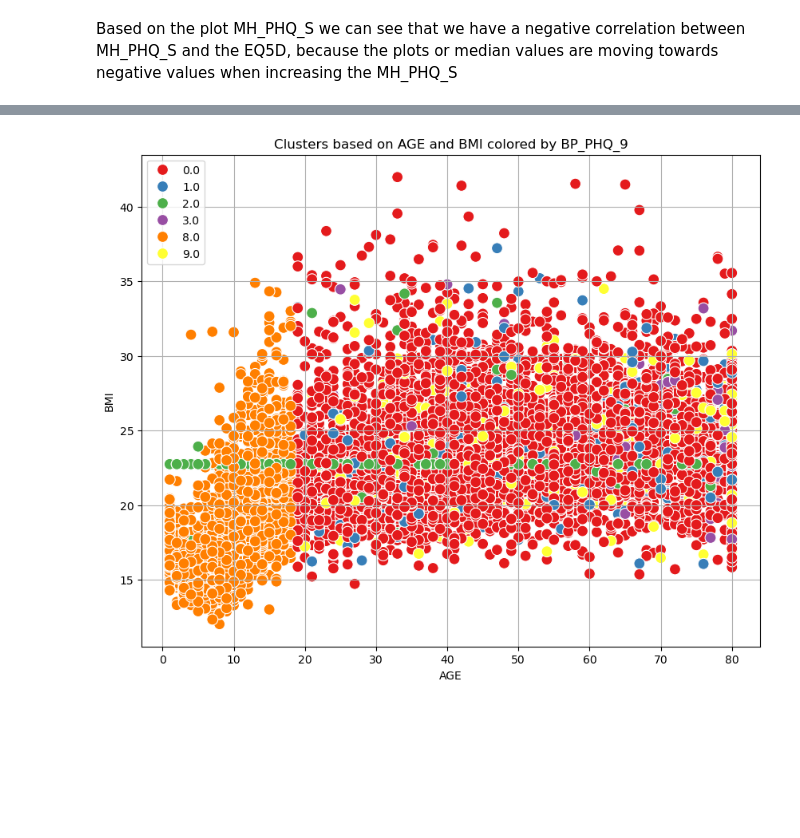
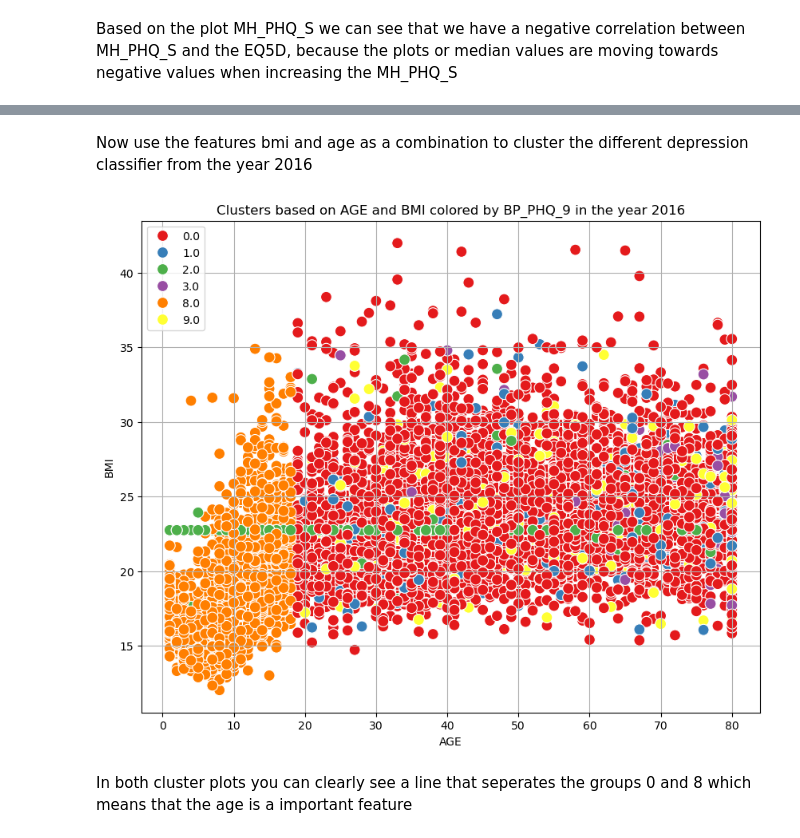
Before and after one commit to tam4x/Depression_Level_Classifier, a Jupyter notebook: EDA.ipynb, the cells around one changed output, grey strips where cells are left out. Cells and saved outputs as stored; diff of their text form; code cells hidden in the pictures; blank space fills up the shorter version.

```diff
--- a/EDA.ipynb
+++ b/EDA.ipynb
@@ -11,7 +12,7 @@ Load in Datasets, turn all columns to uppercase and concatenate the two datafram
 # %%
 pam16_df=pd.read_sas("PAM/hn16_pam.sas7bdat")
 all16_df=pd.read_sas("ALL/hn16_all.sas7bdat")
-pam14_df=pd.read_sas("PAM/hn14_pam.sas7bdat")
+pam14_df=pd.read_sas("PAM/HN14_PAM.sas7bdat")
 all14_df=pd.read_sas("ALL/hn14_all.sas7bdat")
 
 func = lambda df: df.rename(columns=str.upper)
@@ -312,22 +429,22 @@ Now use the features bmi and age as a combination to cluster the different depre
+# %% [markdown]
+Now use the features bmi and age as a combination to cluster the different depression classifier from the year 2016
 # %%
-from sklearn.cluster import KMeans
-# Extract features for clustering
 X = all16_df[['AGE', 'HE_BMI']].values
 
-# Fit KMeans clustering
 kmeans = KMeans(n_clusters=3, random_state=0)
 all16_df['Cluster'] = kmeans.fit_predict(X)
 
 # Plot clusters with different colors based on 'Category'
 plt.figure(figsize=(10, 8))
 sns.scatterplot(x='AGE', y='HE_BMI', hue='BP_PHQ_9', data=all16_df, palette='Set1', s=100)
-plt.title('Clusters based on AGE and BMI colored by BP_PHQ_9')
+plt.title('Clusters based on AGE and BMI colored by BP_PHQ_9 in the year 2016')
 plt.xlabel('AGE')
 plt.ylabel('BMI')
-
 
 plt.legend()
 plt.grid(True)
 plt.show()
 # %% [output]
-[figure, old version]
+[figure, new version]
+# %% [markdown]
+In both cluster plots you can clearly see a line that seperates the groups 0 and 8 which means that the age is a important feature
```
Also changed, not shown: parts of 20 cells of this notebook, 41 other files.
